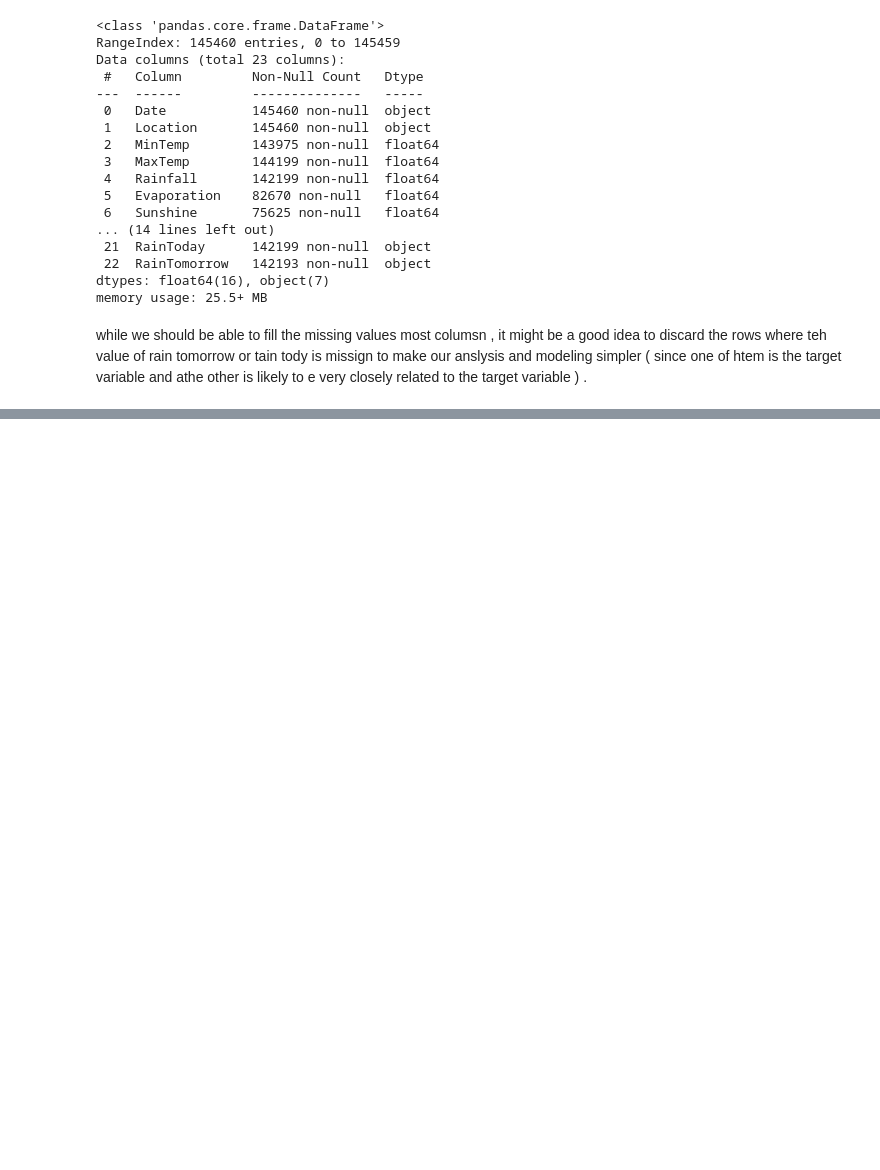
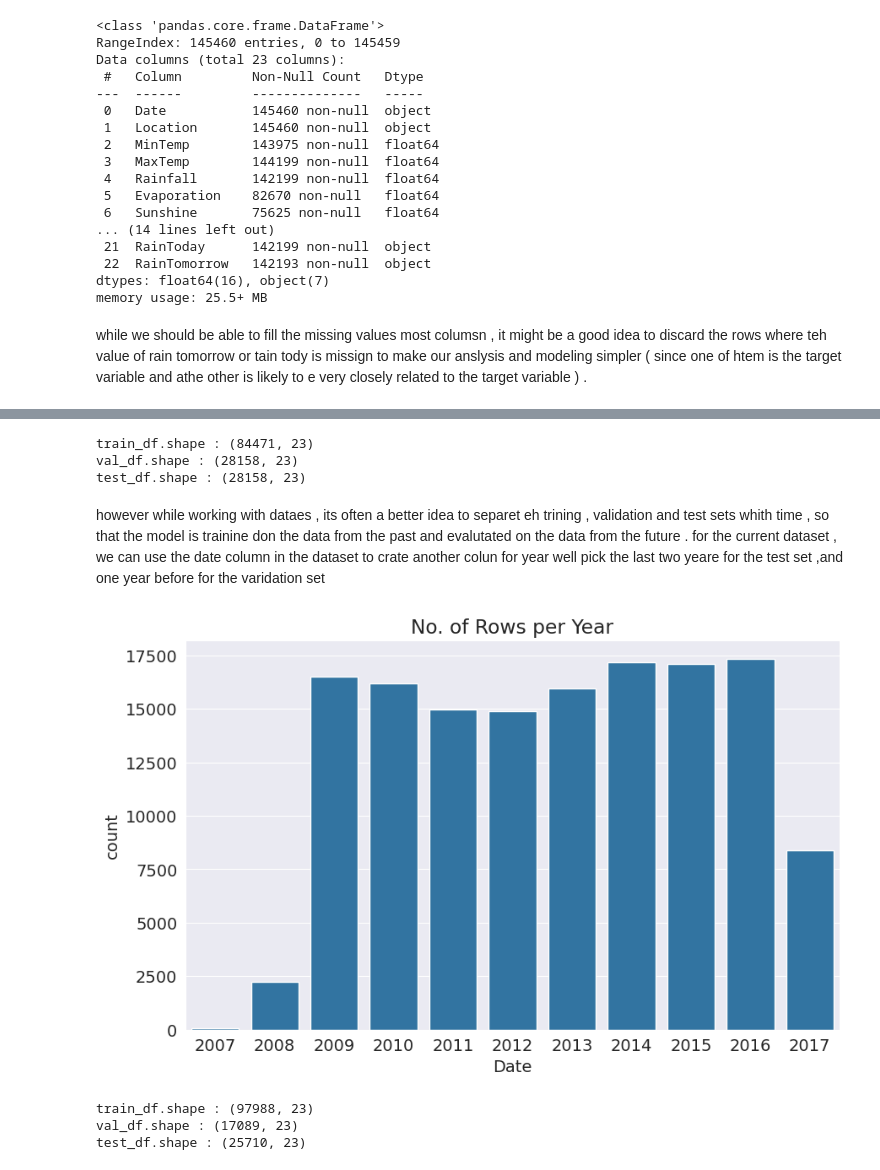
Before and after one commit to lewisnjue/AI, a Jupyter notebook: logistic_reg.ipynb, the cells around one changed output, grey strips where cells are left out. Cells and saved outputs as stored; diff of their text form; code cells hidden in the pictures; blank space fills up the shorter version.

Commit message:
separated data for diffrent sets

```diff
--- a/logistic_reg.ipynb
+++ b/logistic_reg.ipynb
@@ -121,0 +127,11 @@ raw_df.dropna(subset=['RainTomorrow','RainToday'], inplace=True)
+# %%
+import plotly.express as px
+import matplotlib
+import matplotlib.pyplot as plt
+import seaborn as sns
+%matplotlib inline
+# setting the default syles
+sns.set_style('darkgrid')
+matplotlib.rcParams['font.size'] = 14
+matplotlib.rcParams['figure.figsize'] = (10, 6)
+matplotlib.rcParams['figure.facecolor'] = '#00000000'
@@ -121,0 +166,5 @@ raw_df.dropna(subset=['RainTomorrow','RainToday'], inplace=True)
+# %%
+use_sample = False
+sample_fraction = 0.1
+if use_sample:
+    raw_df = raw_df.sample(frac=sample_fraction).copy()
@@ -121,0 +191,16 @@ raw_df.dropna(subset=['RainTomorrow','RainToday'], inplace=True)
+# %%
+print('train_df.shape :', train_df.shape)
+print('val_df.shape :', val_df.shape)
+print('test_df.shape :', test_df.shape)
+# %% [output]
+train_df.shape : (84471, 23)
+val_df.shape : (28158, 23)
+test_df.shape : (28158, 23)
+# %% [markdown]
+however while working with dataes , its often a better idea to separet eh trining , validation and test sets whith time , so that the model is trainine don the data from the past and evalutated on the data from the future .
+for the current dataset , we can use the date column in the dataset to crate another colun for year well pick the last two yeare for the test set ,and one year before for the varidation set
+# %%
+plt.title('No. of Rows per Year')
+sns.countplot(x=pd.to_datetime(raw_df.Date).dt.year);
+# %% [output]
+[figure, added]
@@ -121,0 +213,8 @@ raw_df.dropna(subset=['RainTomorrow','RainToday'], inplace=True)
+# %%
+print('train_df.shape :', train_df.shape)
+print('val_df.shape :', val_df.shape)
+print('test_df.shape :', test_df.shape)
+# %% [output]
+train_df.shape : (97988, 23)
+val_df.shape : (17089, 23)
+test_df.shape : (25710, 23)
```
Also changed, not shown: parts of 15 cells of this notebook.
